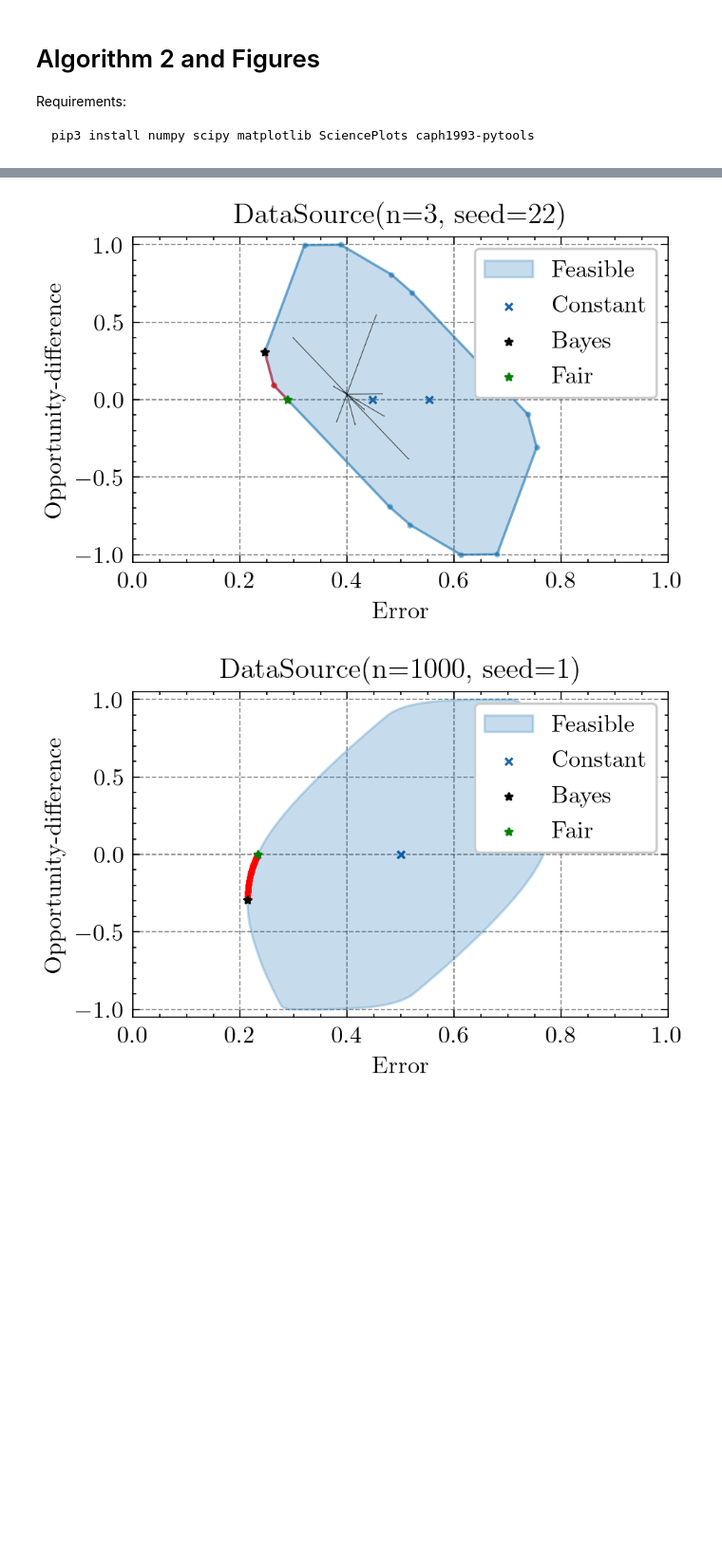
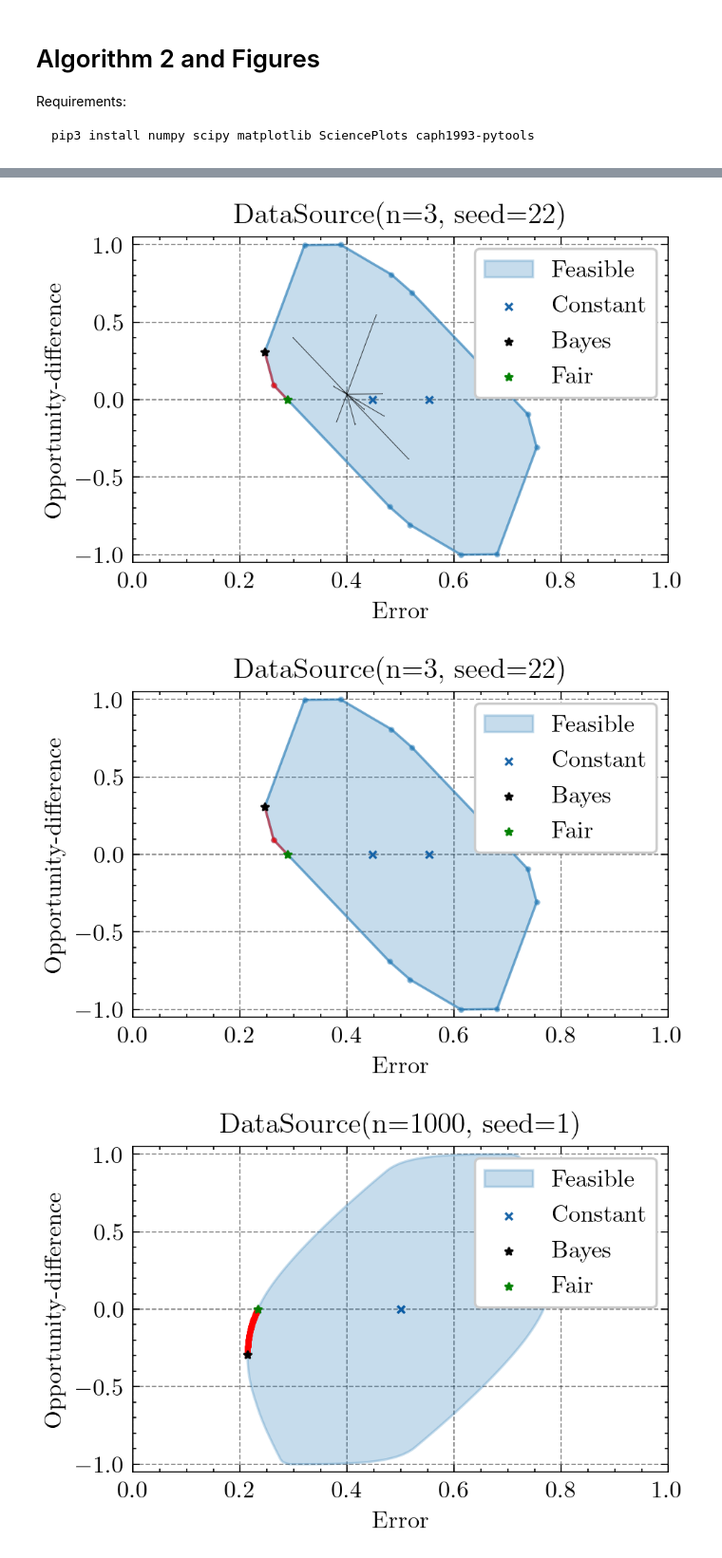
Before and after one commit to caph1993/impossibility-fairness-non-trivial-accuracy, a Jupyter notebook: Algorithm_2_and_figures.ipynb, the cells around one changed output, grey strips where cells are left out. Shown: that part at 95% size. Saved outputs shown, nothing was run; the diff lists cells and outputs as text; code cells hidden in the pictures; blank space fills up the shorter version.

Commit message:
Update .gitignore, Algorithm_2_and_figures.ipynb, and equal_opportunity.py

```diff
--- a/Algorithm_2_and_figures.ipynb
+++ b/Algorithm_2_and_figures.ipynb
@@ -21,19 +21,24 @@ import equal_opportunity
 # %%
 
 reload(equal_opportunity)
 from equal_opportunity import (
     DataSource
 )
 
 D = DataSource.atRandom(3, seed=22)
 for i in [5, 12]:
     D.the_plot(r=0, constants=True, hull_border=True,
     n_random=1, extra_seed=i,
     pareto_movements=False,
     )
+D.the_plot(r=0, constants=True, hull_border=True,
+n_random=0, extra_seed=5,
+pareto_movements=False,
+)
 # %% [output]
 [figure]
 [figure]
+[figure, added]
 # %%
 DataSource.atRandom(1000, seed=1, bias=-1.5).the_plot(
     r=0,
```
Also changed, not shown: 2 other files.
